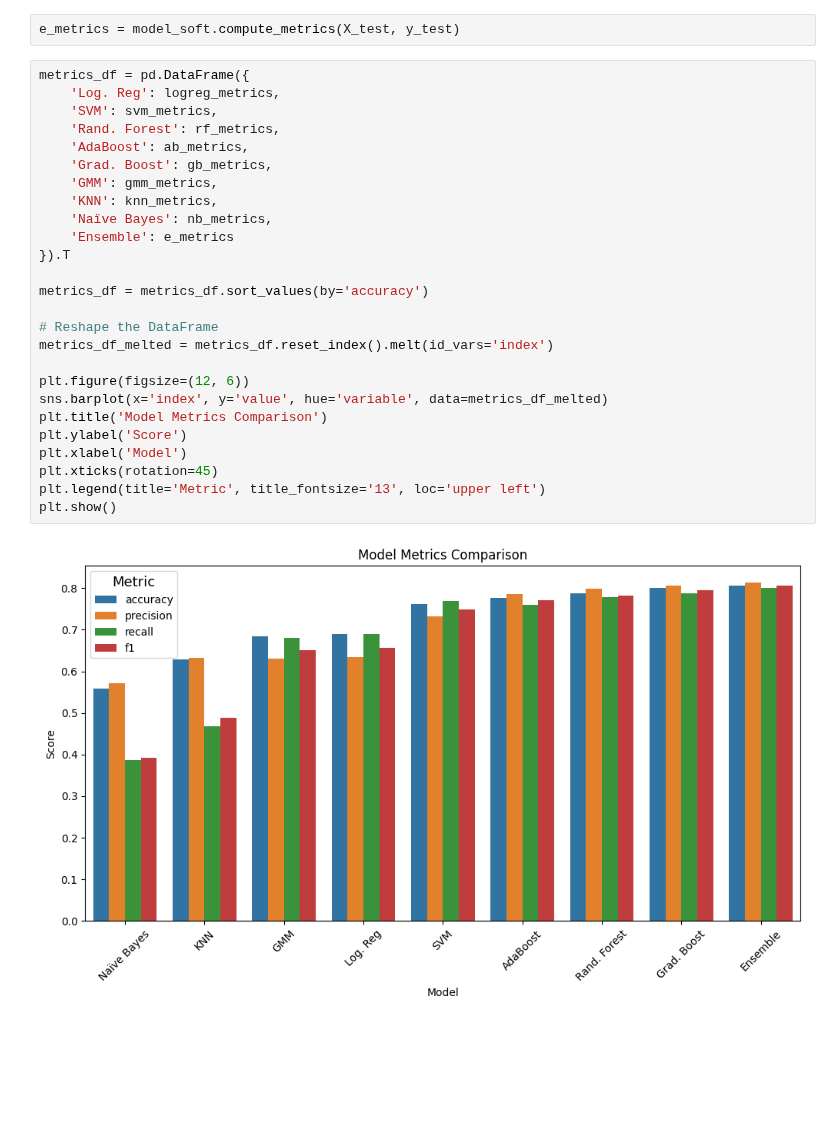
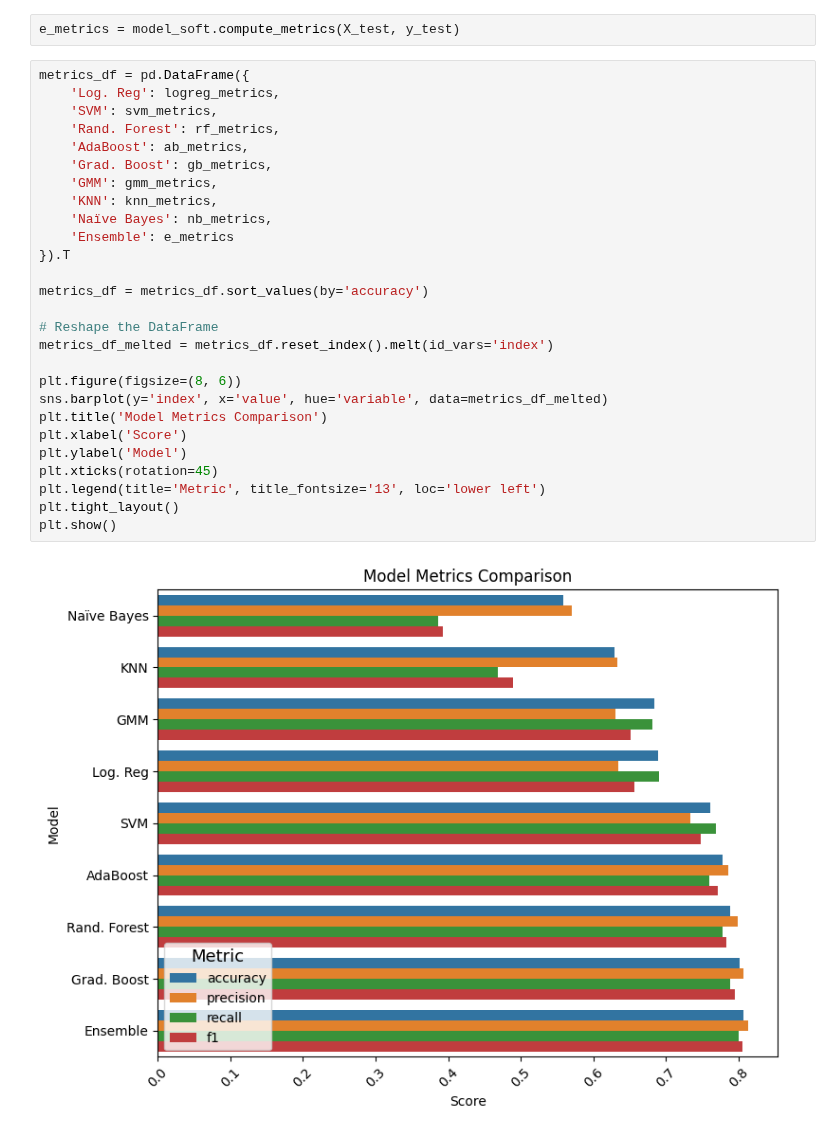
Before and after one commit to Pikurrot/ml-project-uab, a Jupyter notebook: analysis.ipynb, the cells around one changed output. Drawn from its saved outputs; the diff is of its cells as text; blank space fills up the shorter version.

Commit message:
Update metrics plot

```diff
--- a/analysis.ipynb
+++ b/analysis.ipynb
@@ -453,28 +453,29 @@ e_metrics = model_soft.compute_metrics(X_test, y_test)
 # %%
 metrics_df = pd.DataFrame({
     'Log. Reg': logreg_metrics,
     'SVM': svm_metrics,
     'Rand. Forest': rf_metrics,
     'AdaBoost': ab_metrics,
     'Grad. Boost': gb_metrics,
     'GMM': gmm_metrics,
     'KNN': knn_metrics,
     'Naïve Bayes': nb_metrics,
 	'Ensemble': e_metrics
 }).T
 
 metrics_df = metrics_df.sort_values(by='accuracy')
 
 # Reshape the DataFrame
 metrics_df_melted = metrics_df.reset_index().melt(id_vars='index')
 
-plt.figure(figsize=(12, 6))
-sns.barplot(x='index', y='value', hue='variable', data=metrics_df_melted)
+plt.figure(figsize=(8, 6))
+sns.barplot(y='index', x='value', hue='variable', data=metrics_df_melted)
 plt.title('Model Metrics Comparison')
-plt.ylabel('Score')
-plt.xlabel('Model')
+plt.xlabel('Score')
+plt.ylabel('Model')
 plt.xticks(rotation=45)
-plt.legend(title='Metric', title_fontsize='13', loc='upper left')
+plt.legend(title='Metric', title_fontsize='13', loc='lower left')
+plt.tight_layout()
 plt.show()
 # %% [output]
-[figure, old version]
+[figure, new version]
```
